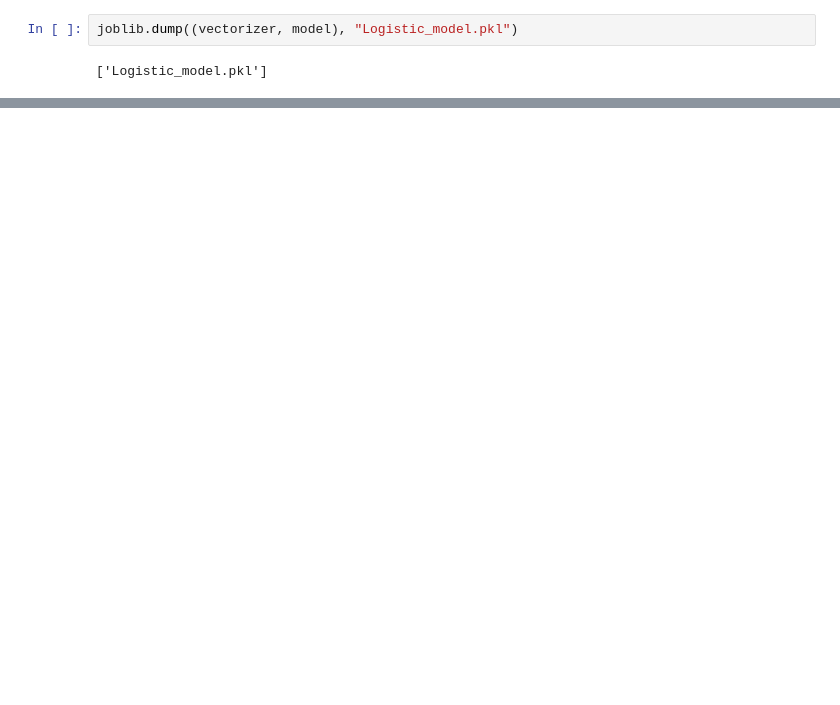
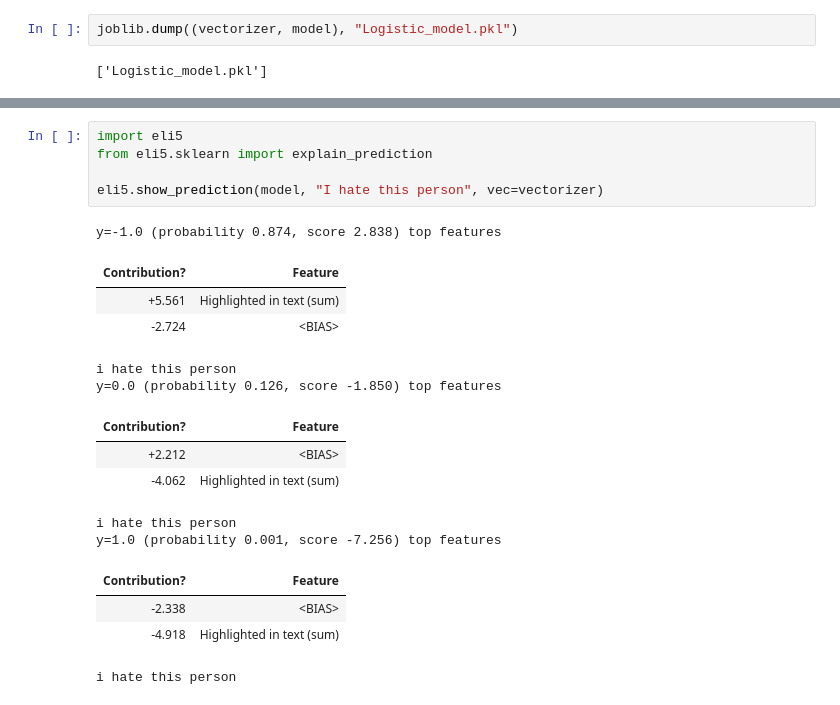
Before and after one commit to Godfrey-249/Phase-4-Group-2--NLP-Project, a Jupyter notebook: Index.ipynb, the cells around one changed output, grey strips where cells are left out. Drawn from its saved outputs; the diff is of its cells as text; blank space fills up the shorter version.

Commit message:
Added Model Interpretability

```diff
--- a/Index.ipynb
+++ b/Index.ipynb
@@ -334,0 +373,21 @@ joblib.dump((vectorizer, model), "Logistic_model.pkl")
+# %%
+import eli5
+from eli5.sklearn import explain_prediction
+
+eli5.show_prediction(model, "I hate this person", vec=vectorizer)
+# %% [output]
+y=-1.0 (probability 0.874, score 2.838) top features
+| Contribution? | Feature |
+| +5.561 | Highlighted in text (sum) |
+| -2.724 | <BIAS> |
+i hate this person
+y=0.0 (probability 0.126, score -1.850) top features
+| Contribution? | Feature |
+| +2.212 | <BIAS> |
+| -4.062 | Highlighted in text (sum) |
+i hate this person
+y=1.0 (probability 0.001, score -7.256) top features
+| Contribution? | Feature |
+| -2.338 | <BIAS> |
+| -4.918 | Highlighted in text (sum) |
+i hate this person
```
Also changed, not shown: parts of 14 cells of this notebook.
